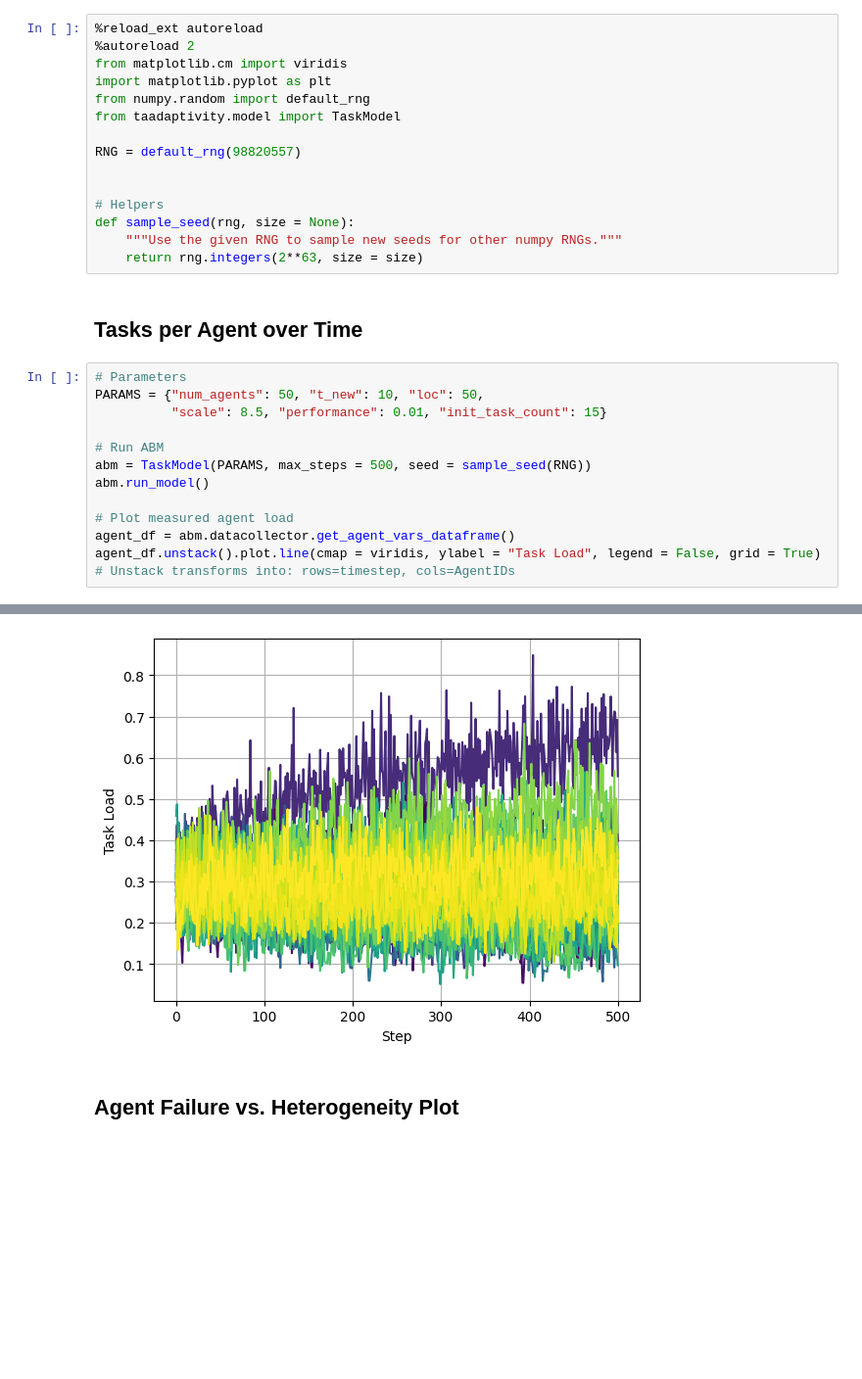
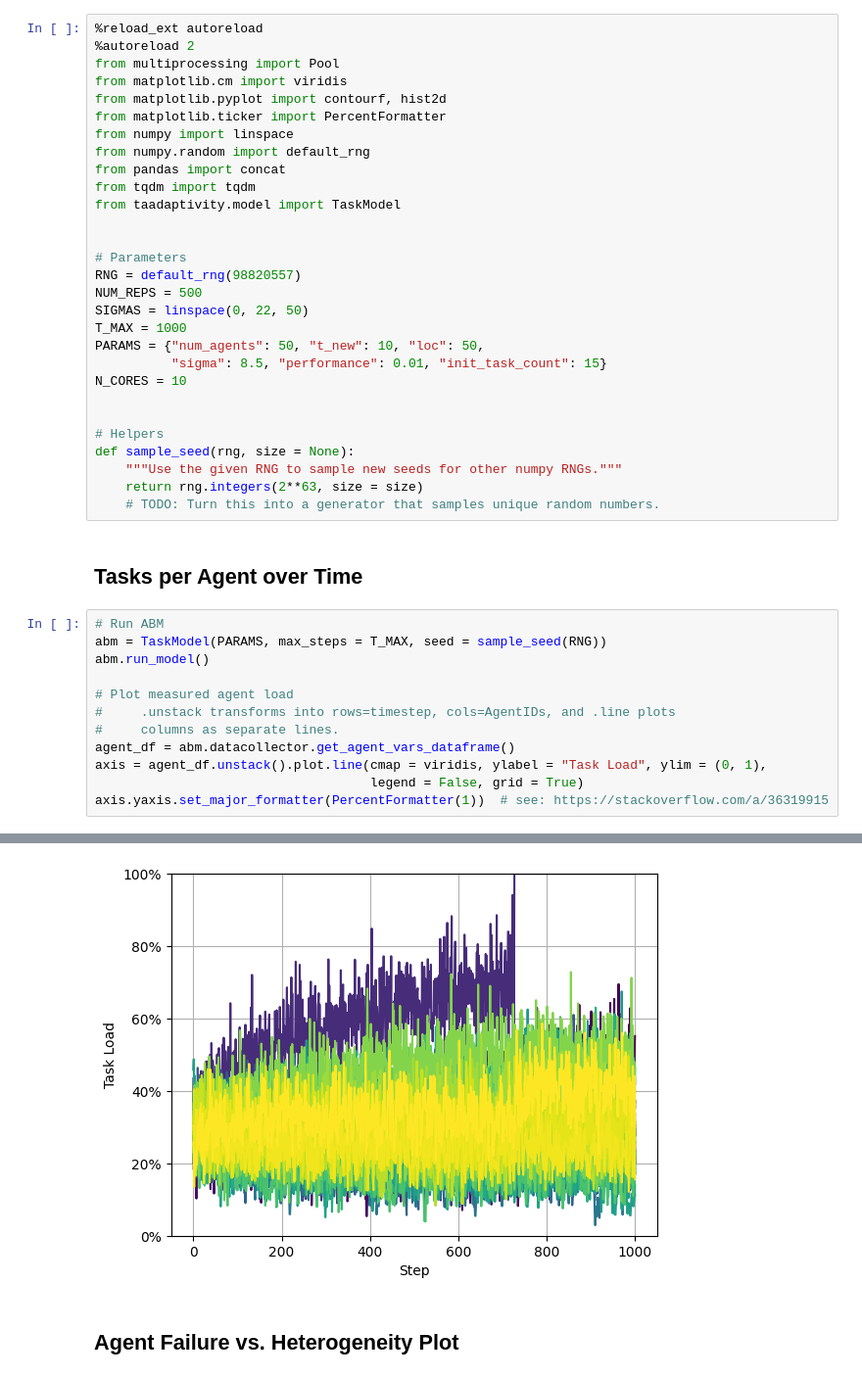
Before and after one commit to CodesByChris/task-assignment-adaptivity, a Jupyter notebook: 01_Resilience_Analysis.ipynb, the cells around one changed output, grey strips where cells are left out. Shown: that part at 98% size. Cells and saved outputs as stored; diff of their text form; blank space fills up the shorter version.

```diff
--- a/01_Resilience_Analysis.ipynb
+++ b/01_Resilience_Analysis.ipynb
@@ -3,31 +3,44 @@
 # %%
 %reload_ext autoreload
 %autoreload 2
+from multiprocessing import Pool
 from matplotlib.cm import viridis
-import matplotlib.pyplot as plt
+from matplotlib.pyplot import contourf, hist2d
+from matplotlib.ticker import PercentFormatter
+from numpy import linspace
 from numpy.random import default_rng
+from pandas import concat
+from tqdm import tqdm
 from taadaptivity.model import TaskModel
 
+
+# Parameters
 RNG = default_rng(98820557)
+NUM_REPS = 500
+SIGMAS = linspace(0, 22, 50)
+T_MAX = 1000
+PARAMS = {"num_agents": 50, "t_new": 10, "loc": 50,
+          "sigma": 8.5, "performance": 0.01, "init_task_count": 15}
+N_CORES = 10
 
 
 # Helpers
 def sample_seed(rng, size = None):
     """Use the given RNG to sample new seeds for other numpy RNGs."""
     return rng.integers(2**63, size = size)
+    # TODO: Turn this into a generator that samples unique random numbers.
 # %% [markdown]
 ## Tasks per Agent over Time
 # %%
-# Parameters
-PARAMS = {"num_agents": 50, "t_new": 10, "loc": 50,
-          "scale": 8.5, "performance": 0.01, "init_task_count": 15}
-
 # Run ABM
-abm = TaskModel(PARAMS, max_steps = 500, seed = sample_seed(RNG))
+abm = TaskModel(PARAMS, max_steps = T_MAX, seed = sample_seed(RNG))
 abm.run_model()
 
 # Plot measured agent load
+#     .unstack transforms into rows=timestep, cols=AgentIDs, and .line plots
+#     columns as separate lines.
 agent_df = abm.datacollector.get_agent_vars_dataframe()
-agent_df.unstack().plot.line(cmap = viridis, ylabel = "Task Load", legend = False, grid = True)
-# Unstack transforms into: rows=timestep, cols=AgentIDs
+axis = agent_df.unstack().plot.line(cmap = viridis, ylabel = "Task Load", ylim = (0, 1),
+                                    legend = False, grid = True)
+axis.yaxis.set_major_formatter(PercentFormatter(1))  # see: https://stackoverflow.com/a/36319915
 # %% [output]
@@ -35,4 +47,4 @@ agent_df.unstack().plot.line(cmap = viridis, ylabel = "Task Load", legend = Fals
-[figure, old version]
+[figure, new version]
 # %% [markdown]
 ## Agent Failure vs. Heterogeneity Plot
 # %% [markdown]
```
Also changed, not shown: parts of 6 cells of this notebook.
